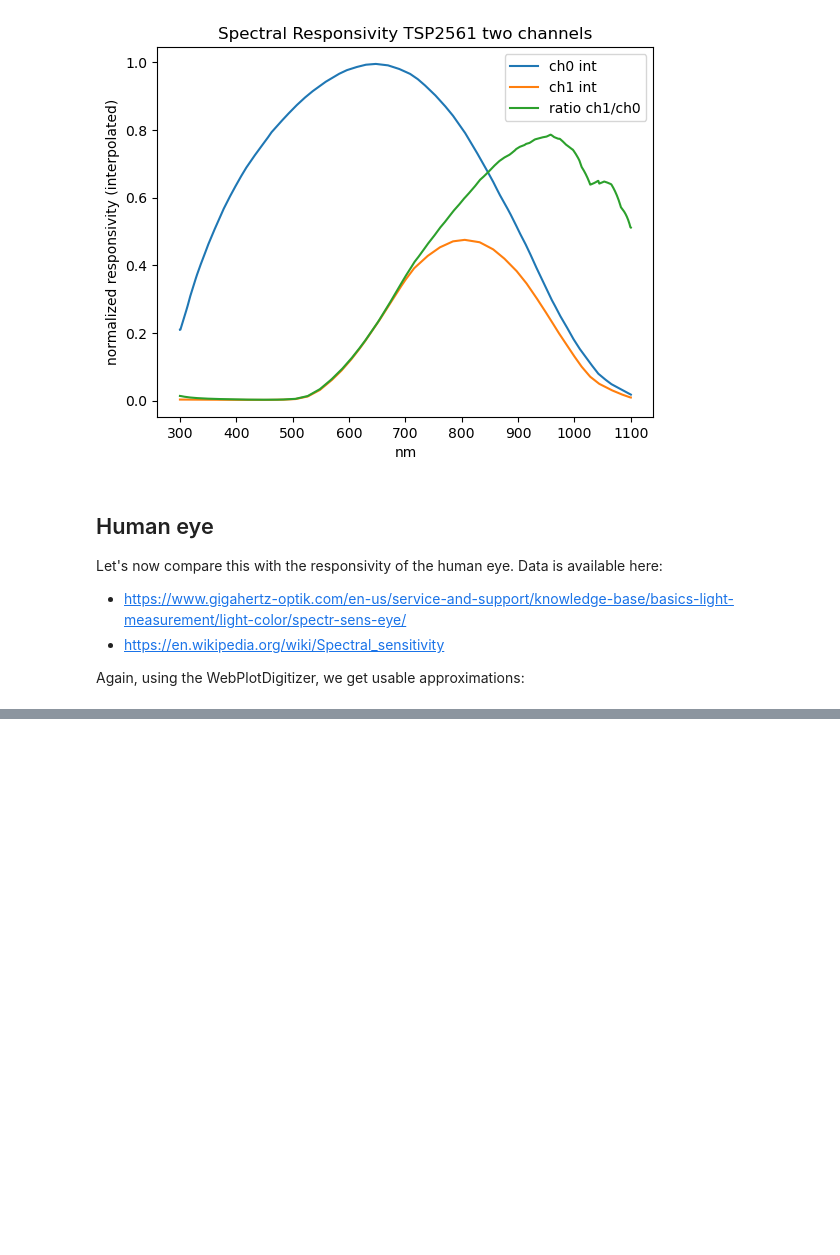
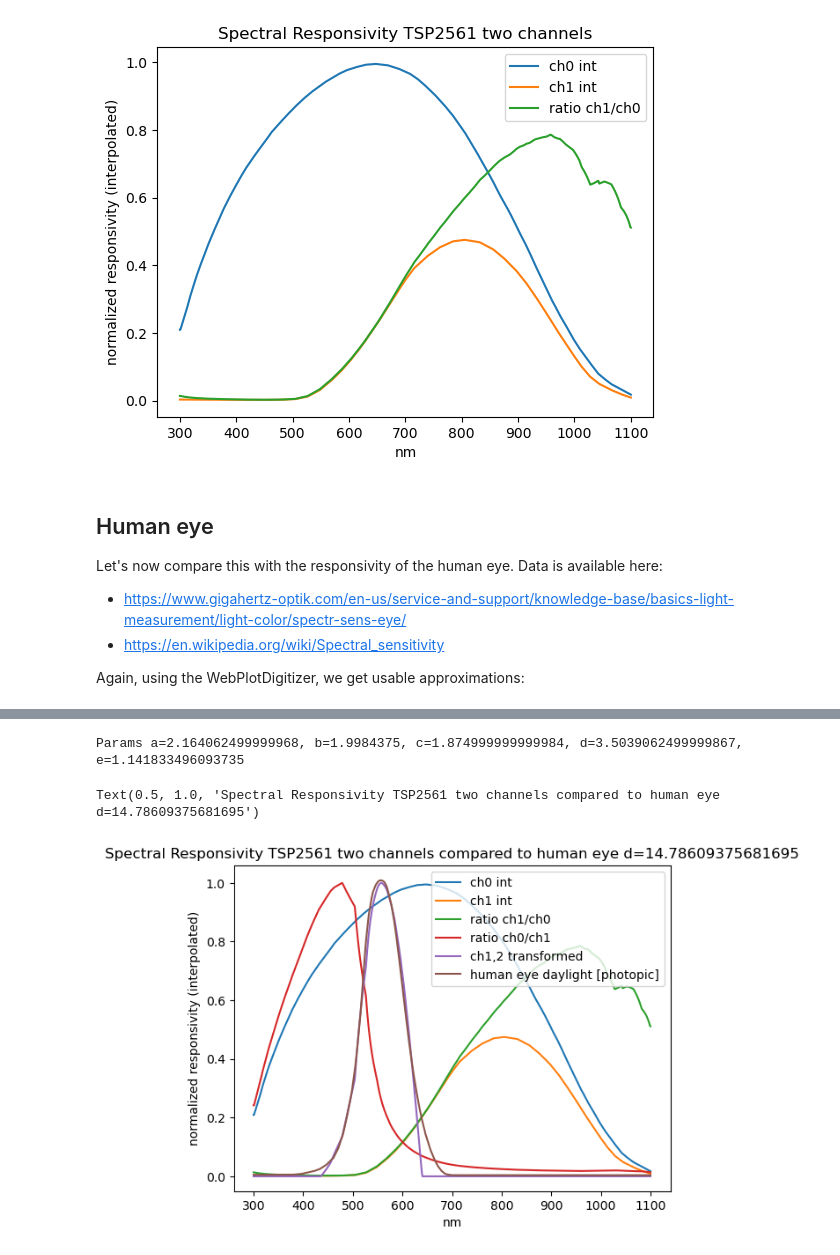
Before and after one commit to muwerk/mupplet-sensor, a Jupyter notebook: extras/TSL2561.ipynb, the cells around one changed output, grey strips where cells are left out. Drawn from its saved outputs; the diff is of its cells as text; code cells hidden in the pictures; blank space fills up the shorter version.

```diff
--- a/extras/TSL2561.ipynb
+++ b/extras/TSL2561.ipynb
@@ -259,3 +259,18 @@ heri=np.interp(x,her_x,her_y)
 # %%
 cri=ch0i/(ch1i+[0.01])
 cri=cri/np.max(cri)
+# %%
+def ex(p,v):
+    return (p[v][0]+p[v][1])/2
+
+def eval_fct(p, ret_val=False):
+    a=ex(p,'a'); b=ex(p,'b'); c=ex(p,'c'); d=ex(p,'d'); e=ex(p,'e')
+    ch_tr0=(ch0i-a*ch1i)*(ch1i*e+ch0i/b) -cr*c -cri/d
+    ch_tr=[x if x>0 else 0 for x in ch_tr0]
+    ch_tr=np.power(ch_tr,e)
+    ch_tr=ch_tr/np.max(ch_tr)
+    dx=np.sum(np.abs(heri-ch_tr))
+    if ret_val is True:
+        return ch_tr, dx
+    else:
+        return dx
@@ -261,0 +312,4 @@ cri=cri/np.max(cri)
+# %%
+params={'a': [2,5], 'b':[1.8, 2.2], 'c':[1.8, 2.4], 'd':[3,4], 'e':[0.1,3]}
+# %%
+pbest, erbest = param_search(params, eval_fct)
@@ -262,5 +336,21 @@ cri=cri/np.max(cri)
 # %%
-ch_tr0=(ch0i-1.6*ch1i)*(ch1i+ch0i/2) -cr*2 -cri/4
-ch_tr=[x if x>0 else 0 for x in ch_tr0]
-ch_tr=ch_tr/np.max(ch_tr)
+a=ex(pbest,'a'); b=ex(pbest,'b'); c=ex(pbest,'c'); d=ex(pbest,'d'); e=ex(pbest,'e')
+print(f"Params a={a}, b={b}, c={c}, d={d}, e={e}")
+# a=3; b=2; c=2.2; d=3.36; e=4
+ch_tr, dx = eval_fct(pbest, True) # eval_model(a,b,c,d,e)
+
+plt.plot(x, ch0i, label='ch0 int')
+plt.plot(x, ch1i, label='ch1 int')
+plt.plot(x, cr, label='ratio ch1/ch0')
+plt.plot(x, cri, label='ratio ch0/ch1')
+plt.plot(x, ch_tr, label='ch1,2 transformed')
+plt.plot(x, heri, label='human eye daylight [photopic]')
+plt.legend(loc="upper right")
+plt.xlabel('nm')
+plt.ylabel('normalized responsivity (interpolated)')
+plt.title(f'Spectral Responsivity TSP2561 two channels compared to human eye d={dx}')
+# %% [output]
+Params a=2.164062499999968, b=1.9984375, c=1.874999999999984, d=3.5039062499999867, e=1.141833496093735
+Text(0.5, 1.0, 'Spectral Responsivity TSP2561 two channels compared to human eye d=14.78609375681695')
+[figure, added]
 # %%
```
Also changed, not shown: parts of 4 cells of this notebook.
